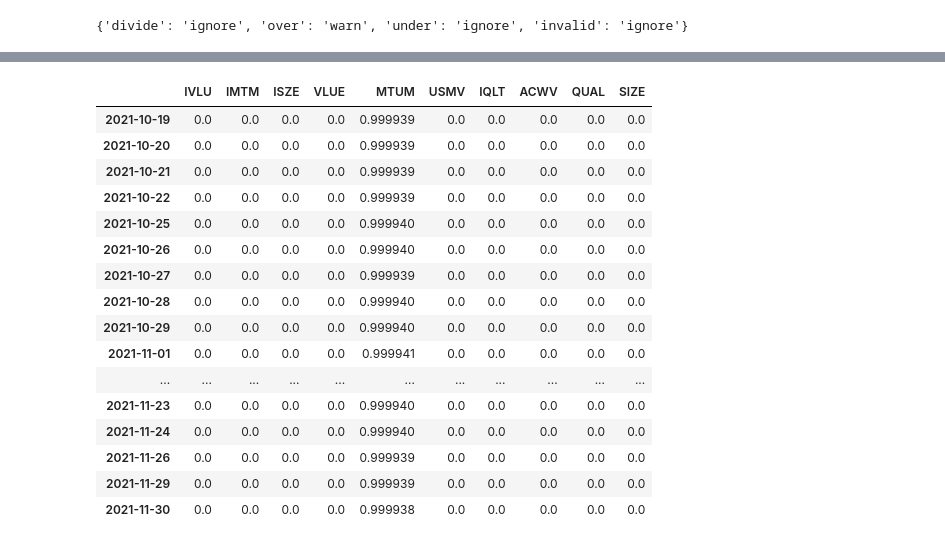
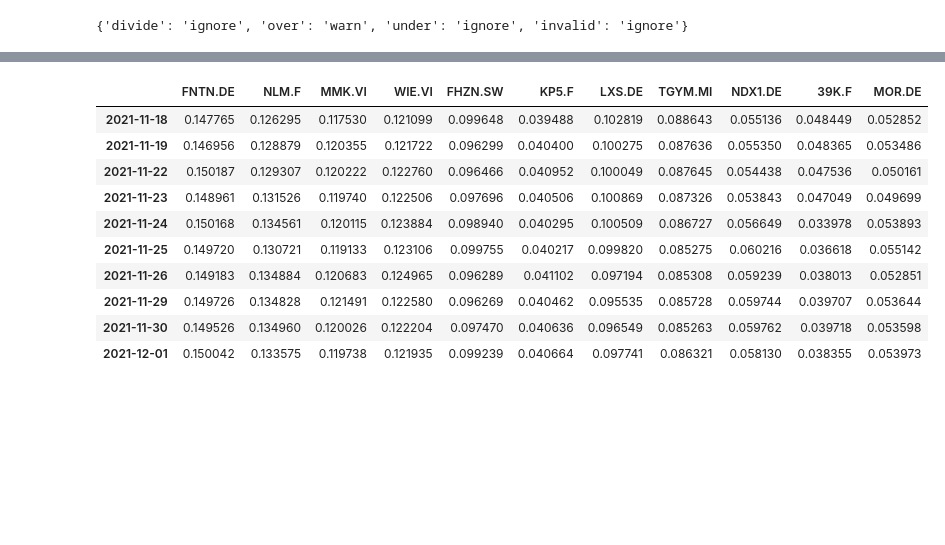
Before and after one commit to kirillstepanovv/Python-for-Finance, a Jupyter notebook: Portfolio Optimization /Optimized FS Invest Portfolio /FS_Invest_Optimization.ipynb, the cells around one changed output, grey strips where cells are left out. Saved outputs shown, nothing was run; the diff lists cells and outputs as text; code cells hidden in the pictures; blank space fills up the shorter version.

```diff
--- a/Portfolio Optimization /Optimized FS Invest Portfolio /FS_Invest_Optimization.ipynb
+++ b/Portfolio Optimization /Optimized FS Invest Portfolio /FS_Invest_Optimization.ipynb
@@ -16,15 +16,14 @@ np.seterr(divide='ignore', invalid='ignore')
 # %% [output]
 {'divide': 'ignore', 'over': 'warn', 'under': 'ignore', 'invalid': 'ignore'}
 # %%
-#main_tickers = ['FNTN.DE', 'NLM.F', 'MMK.VI', 'WIE.VI', 'FHZN.SW', 'KP5.F', 'LXS.DE', 'TGYM.MI', 'NDX1.DE', '39K.F', 'MOR.DE'] # , 'TMV.DE' #Data is imported from yahoo finance in the currency stated there
+main_tickers = ['FNTN.DE', 'NLM.F', 'MMK.VI', 'WIE.VI', 'FHZN.SW', 'KP5.F', 'LXS.DE', 'TGYM.MI', 'NDX1.DE', '39K.F', 'MOR.DE'] # ,'TMV.DE' #Data is imported from yahoo finance in the currency stated there
 #main_tickers = ['VLUE', 'QUAL', 'MTUM', 'SIZE', 'USMV'] #US factor portfolio
 #main_tickers = ['IVLU', 'IMTM', 'IQLT', 'ISZE', 'ACWV'] #International factor portfolio
-main_tickers = ['IVLU', 'IMTM', 'IQLT', 'ISZE', 'ACWV', 'VLUE', 'QUAL', 'MTUM', 'SIZE', 'USMV'] # US + International Factor portfolio
-
-benchmark = ['SPY']
-
-main_benchmark_tickers = ['SPY', 'IVLU', 'IMTM', 'IQLT', 'ISZE', 'ACWV', 'VLUE', 'QUAL', 'MTUM', 'SIZE', 'USMV' ]
-
+#main_tickers = ['IVLU', 'IMTM', 'IQLT', 'ISZE', 'ACWV', 'VLUE', 'QUAL', 'MTUM', 'SIZE', 'USMV'] # US + International Factor portfolio
+benchmark = ['EUMD.L'] # FS Invest portfolio
+#benchmark = ['SPY'] #US Factor portfolio
+#main_benchmark_tickers = ['SPY', 'IVLU', 'IMTM', 'IQLT', 'ISZE', 'ACWV', 'VLUE', 'QUAL', 'MTUM', 'SIZE', 'USMV' ] Factor portfolio
+main_benchmark_tickers = ['EUMD.L', 'FNTN.DE', 'NLM.F', 'MMK.VI', 'WIE.VI', 'FHZN.SW', 'KP5.F', 'LXS.DE', 'TGYM.MI', 'NDX1.DE', '39K.F', 'MOR.DE','TMV.DE'] #FS invest portfolio
 today = dt.date.today()
 start_date_input = today - dt.timedelta(days=365*5) #importing data five years back
 # %%
@@ -144,45 +143,38 @@ class WeighMinVol(Algo):
 # %%
 strategy_meanvar = bt.Strategy('Strategy Maximum Sharpe Ratio', [
                     bt.algos.RunMonthly(run_on_first_date=True, run_on_end_of_period=False),
-                    #bt.algos.RunAfterDate('2020-10-22'),
+                    bt.algos.RunAfterDate('2020-10-22'),
                     bt.algos.SelectHasData(),
                     bt.algos.WeighMeanVar(covar_method='standard'),
                     bt.algos.Rebalance()])
 
 strategy_minvol = bt.Strategy('Strategy Minimum Volatility', [
                     bt.algos.RunMonthly(run_on_first_date=True, run_on_end_of_period=False),
-                    #bt.algos.RunAfterDate('2020-10-22'),
+                    bt.algos.RunAfterDate('2020-10-22'),
                     bt.algos.SelectHasData(),
                     WeighMinVol(covar_method='standard'),
                     bt.algos.Rebalance()])
 
 strategy_1n =  bt.Strategy('Strategy 1/N', [
                     bt.algos.RunMonthly(run_on_first_date=True, run_on_end_of_period=False),
-                    #bt.algos.RunAfterDate('2020-10-22'),
+                    bt.algos.RunAfterDate('2020-10-22'),
                     bt.algos.SelectHasData(),
                     bt.algos.WeighEqually(),
                     bt.algos.Rebalance()])
 
 strategy_invvol =  bt.Strategy('Strategy Inverse Volatility', [
                     bt.algos.RunMonthly(run_on_first_date=True, run_on_end_of_period=False),
-                    #bt.algos.RunAfterDate('2020-10-22'),
+                    bt.algos.RunAfterDate('2020-10-22'),
                     bt.algos.SelectHasData(),
                     bt.algos.WeighInvVol(),
                     bt.algos.Rebalance()])
 
 strategy_erc =  bt.Strategy('Equal Risk Contribution', [
                     bt.algos.RunMonthly(run_on_first_date=True, run_on_end_of_period=False),
-                    #bt.algos.RunAfterDate('2020-10-22'),
+                    bt.algos.RunAfterDate('2020-10-22'),
                     bt.algos.SelectHasData(),
                     bt.algos.WeighERC(covar_method='standard', risk_parity_method='ccd', maximum_iterations = 10000),
                     bt.algos.Rebalance()])
-
-strategy_benchmark =  bt.Strategy('Strategy Benchmark', [
-                    bt.algos.RunYearly(),
-                    #bt.algos.RunAfterDate('2020-10-22'),
-                    bt.algos.SelectHasData(),
-                    bt.algos.WeighEqually(),
-                    bt.algos.Rebalance()])
 # %%
 #Markowitz portfolio
 backtest_meanvar = bt.Backtest(strategy_meanvar, data)
@@ -339,20 +331,14 @@ result_meanvar.get_transactions().tail(10)
 # %%
-result_meanvar.get_security_weights().tail(30)
+result_invvol.get_security_weights().tail(10)
 # %% [output]
-|  | IVLU | IMTM | ISZE | VLUE | MTUM | USMV | IQLT | ACWV | QUAL | SIZE |
-| 2021-10-19 | 0.0 | 0.0 | 0.0 | 0.0 | 0.999939 | 0.0 | 0.0 | 0.0 | 0.0 | 0.0 |
-| 2021-10-20 | 0.0 | 0.0 | 0.0 | 0.0 | 0.999939 | 0.0 | 0.0 | 0.0 | 0.0 | 0.0 |
-| 2021-10-21 | 0.0 | 0.0 | 0.0 | 0.0 | 0.999939 | 0.0 | 0.0 | 0.0 | 0.0 | 0.0 |
-| 2021-10-22 | 0.0 | 0.0 | 0.0 | 0.0 | 0.999939 | 0.0 | 0.0 | 0.0 | 0.0 | 0.0 |
-| 2021-10-25 | 0.0 | 0.0 | 0.0 | 0.0 | 0.999940 | 0.0 | 0.0 | 0.0 | 0.0 | 0.0 |
-| 2021-10-26 | 0.0 | 0.0 | 0.0 | 0.0 | 0.999940 | 0.0 | 0.0 | 0.0 | 0.0 | 0.0 |
-| 2021-10-27 | 0.0 | 0.0 | 0.0 | 0.0 | 0.999939 | 0.0 | 0.0 | 0.0 | 0.0 | 0.0 |
-| 2021-10-28 | 0.0 | 0.0 | 0.0 | 0.0 | 0.999940 | 0.0 | 0.0 | 0.0 | 0.0 | 0.0 |
-| 2021-10-29 | 0.0 | 0.0 | 0.0 | 0.0 | 0.999940 | 0.0 | 0.0 | 0.0 | 0.0 | 0.0 |
-| 2021-11-01 | 0.0 | 0.0 | 0.0 | 0.0 | 0.999941 | 0.0 | 0.0 | 0.0 | 0.0 | 0.0 |
-| ... | ... | ... | ... | ... | ... | ... | ... | ... | ... | ... |
-| 2021-11-23 | 0.0 | 0.0 | 0.0 | 0.0 | 0.999940 | 0.0 | 0.0 | 0.0 | 0.0 | 0.0 |
-| 2021-11-24 | 0.0 | 0.0 | 0.0 | 0.0 | 0.999940 | 0.0 | 0.0 | 0.0 | 0.0 | 0.0 |
-| 2021-11-26 | 0.0 | 0.0 | 0.0 | 0.0 | 0.999939 | 0.0 | 0.0 | 0.0 | 0.0 | 0.0 |
-| 2021-11-29 | 0.0 | 0.0 | 0.0 | 0.0 | 0.999939 | 0.0 | 0.0 | 0.0 | 0.0 | 0.0 |
-| 2021-11-30 | 0.0 | 0.0 | 0.0 | 0.0 | 0.999938 | 0.0 | 0.0 | 0.0 | 0.0 | 0.0 |
+|  | FNTN.DE | NLM.F | MMK.VI | WIE.VI | FHZN.SW | KP5.F | LXS.DE | TGYM.MI | NDX1.DE | 39K.F | MOR.DE |
+| 2021-11-18 | 0.147765 | 0.126295 | 0.117530 | 0.121099 | 0.099648 | 0.039488 | 0.102819 | 0.088643 | 0.055136 | 0.048449 | 0.052852 |
+| 2021-11-19 | 0.146956 | 0.128879 | 0.120355 | 0.121722 | 0.096299 | 0.040400 | 0.100275 | 0.087636 | 0.055350 | 0.048365 | 0.053486 |
+| 2021-11-22 | 0.150187 | 0.129307 | 0.120222 | 0.122760 | 0.096466 | 0.040952 | 0.100049 | 0.087645 | 0.054438 | 0.047536 | 0.050161 |
+| 2021-11-23 | 0.148961 | 0.131526 | 0.119740 | 0.122506 | 0.097696 | 0.040506 | 0.100869 | 0.087326 | 0.053843 | 0.047049 | 0.049699 |
+| 2021-11-24 | 0.150168 | 0.134561 | 0.120115 | 0.123884 | 0.098940 | 0.040295 | 0.100509 | 0.086727 | 0.056649 | 0.033978 | 0.053893 |
+| 2021-11-25 | 0.149720 | 0.130721 | 0.119133 | 0.123106 | 0.099755 | 0.040217 | 0.099820 | 0.085275 | 0.060216 | 0.036618 | 0.055142 |
+| 2021-11-26 | 0.149183 | 0.134884 | 0.120683 | 0.124965 | 0.096289 | 0.041102 | 0.097194 | 0.085308 | 0.059239 | 0.038013 | 0.052851 |
+| 2021-11-29 | 0.149726 | 0.134828 | 0.121491 | 0.122580 | 0.096269 | 0.040462 | 0.095535 | 0.085728 | 0.059744 | 0.039707 | 0.053644 |
+| 2021-11-30 | 0.149526 | 0.134960 | 0.120026 | 0.122204 | 0.097470 | 0.040636 | 0.096549 | 0.085263 | 0.059762 | 0.039718 | 0.053598 |
+| 2021-12-01 | 0.150042 | 0.133575 | 0.119738 | 0.121935 | 0.099239 | 0.040664 | 0.097741 | 0.086321 | 0.058130 | 0.038355 | 0.053973 |
```
Also changed, not shown: parts of 7 cells of this notebook.
